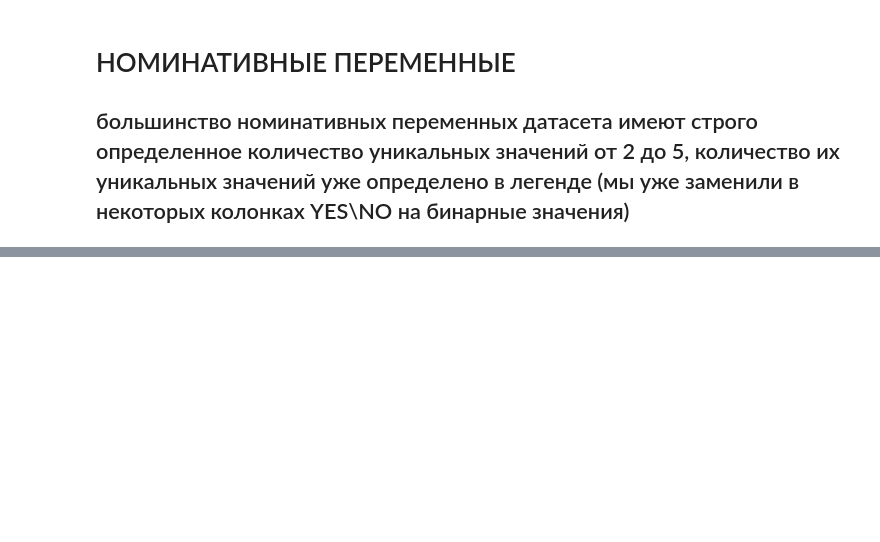
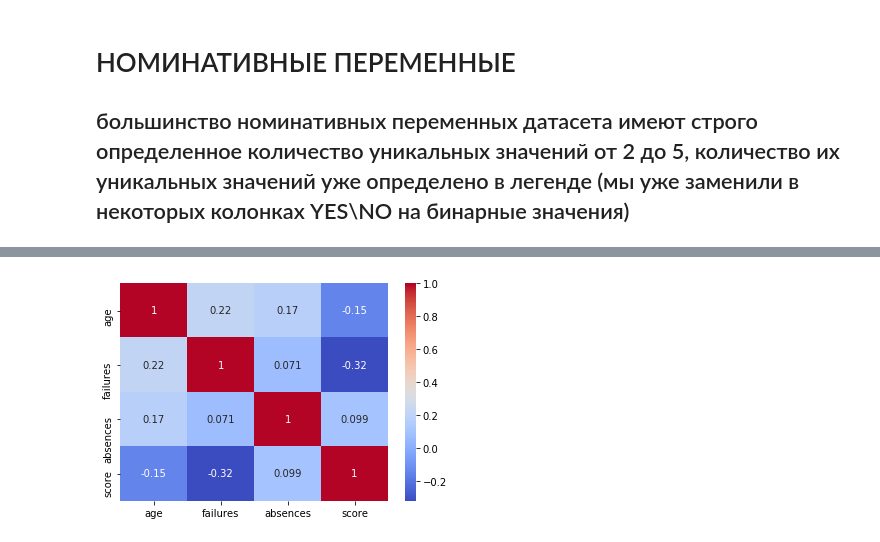
Before and after one commit to aberkoveo/skillfactory, a Jupyter notebook: Projects/Project_2/stud_math_EDA.ipynb, the cells around one changed output, grey strips where cells are left out. Cells and saved outputs as stored; diff of their text form; code cells hidden in the pictures; blank space fills up the shorter version.

```diff
--- a/Projects/Project_2/stud_math_EDA.ipynb
+++ b/Projects/Project_2/stud_math_EDA.ipynb
@@ -282,0 +292,7 @@ plt.legend();
+# %%
+# как связаны числовые переменные друг с другом, и в частности с целевым значением
+correlation = data[num_columns].corr()
+sns.heatmap(correlation, annot=True, cmap='coolwarm');
+# Больше всего просматривается связь оценок с внеурочными неудачами. Вероятно, на студента может влиять  состояние депрессии.
+# %% [output]
+[figure, added]
```
Also changed, not shown: parts of 32 cells of this notebook, 2 other files.
